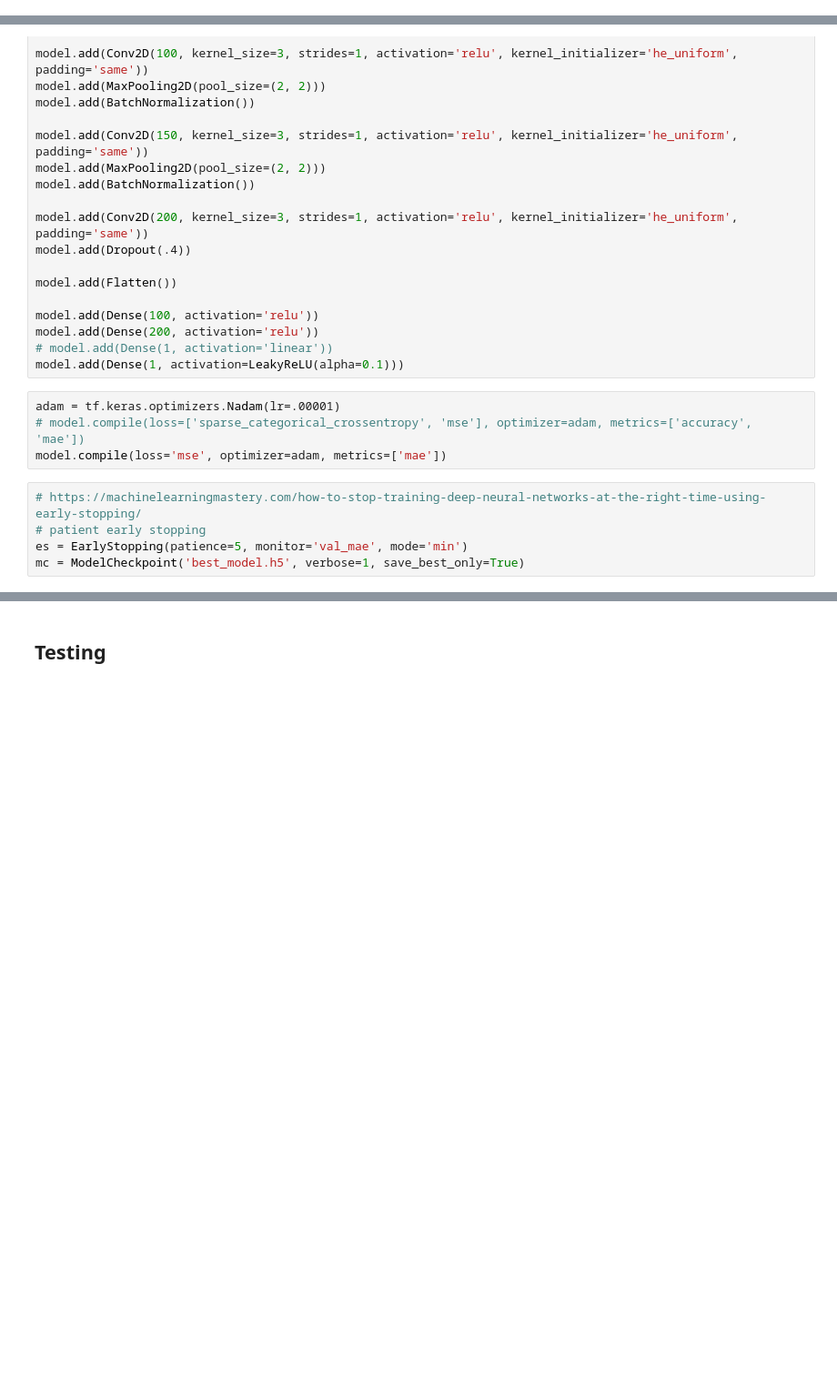
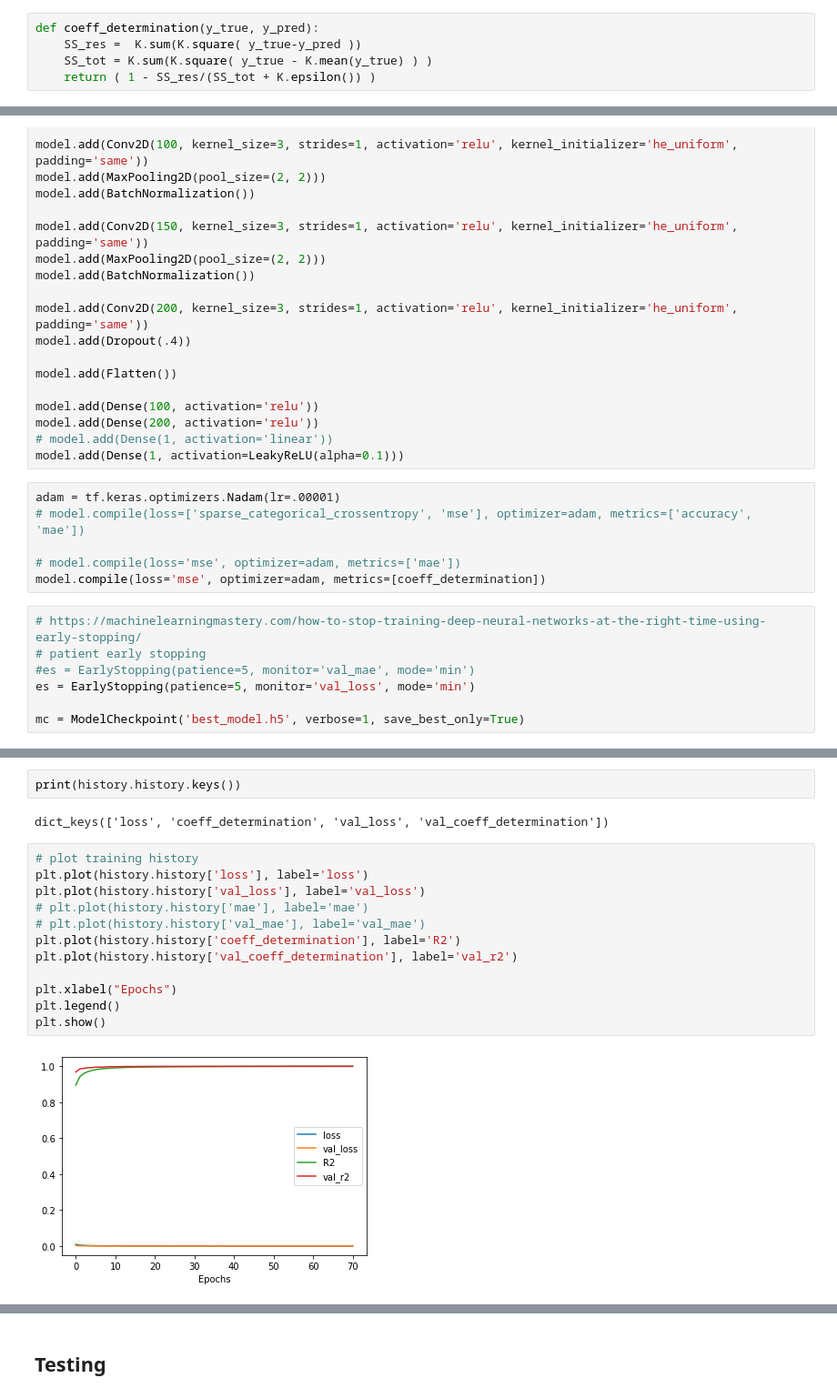
Before and after one commit to JuanIzquierdoDomenech/SimpleCNN_NeedleLevelPrediction, a Jupyter notebook: main.ipynb, the cells around one changed output, grey strips where cells are left out. Shown at 91% size. Drawn from its saved outputs; the diff is of its cells as text; blank space fills up the shorter version.

Commit message:
Add R2 metric

```diff
--- a/main.ipynb
+++ b/main.ipynb
@@ -18,3 +19,8 @@ from tensorflow.keras.layers import LeakyReLU
+# %%
+def coeff_determination(y_true, y_pred):
+    SS_res =  K.sum(K.square( y_true-y_pred ))
+    SS_tot = K.sum(K.square( y_true - K.mean(y_true) ) )
+    return ( 1 - SS_res/(SS_tot + K.epsilon()) )
 # %%
 root_directory = "dataset_train/*"
 files = []
@@ -149,11 +155,15 @@ model.add(Dense(1, activation=LeakyReLU(alpha=0.1)))
 # %%
 adam = tf.keras.optimizers.Nadam(lr=.00001)
 # model.compile(loss=['sparse_categorical_crossentropy', 'mse'], optimizer=adam, metrics=['accuracy', 'mae'])
-model.compile(loss='mse', optimizer=adam, metrics=['mae'])
+
+# model.compile(loss='mse', optimizer=adam, metrics=['mae'])
+model.compile(loss='mse', optimizer=adam, metrics=[coeff_determination])
 # %%
 # https://machinelearningmastery.com/how-to-stop-training-deep-neural-networks-at-the-right-time-using-early-stopping/
 # patient early stopping
-es = EarlyStopping(patience=5, monitor='val_mae', mode='min')
+#es = EarlyStopping(patience=5, monitor='val_mae', mode='min')
+es = EarlyStopping(patience=5, monitor='val_loss', mode='min')
+
 mc = ModelCheckpoint('best_model.h5', verbose=1, save_best_only=True)
 # %%
 # history = model.fit(X_train, [y_train], epochs=100, batch_size=32, callbacks=[es, mc])
@@ -196,5 +206,23 @@ Total params: 1,193,451
 Trainable params: 1,192,851
 Non-trainable params: 600
 _________________________________________________________________
+# %%
+print(history.history.keys())
+# %% [output]
+dict_keys(['loss', 'coeff_determination', 'val_loss', 'val_coeff_determination'])
+# %%
+# plot training history
+plt.plot(history.history['loss'], label='loss')
+plt.plot(history.history['val_loss'], label='val_loss')
+# plt.plot(history.history['mae'], label='mae')
+# plt.plot(history.history['val_mae'], label='val_mae')
+plt.plot(history.history['coeff_determination'], label='R2')
+plt.plot(history.history['val_coeff_determination'], label='val_r2')
+
+plt.xlabel("Epochs")
+plt.legend()
+plt.show()
+# %% [output]
+[figure, added]
 # %%
 # model.save("model.h5")
```
Also changed, not shown: parts of 11 cells of this notebook, 1 other file.
